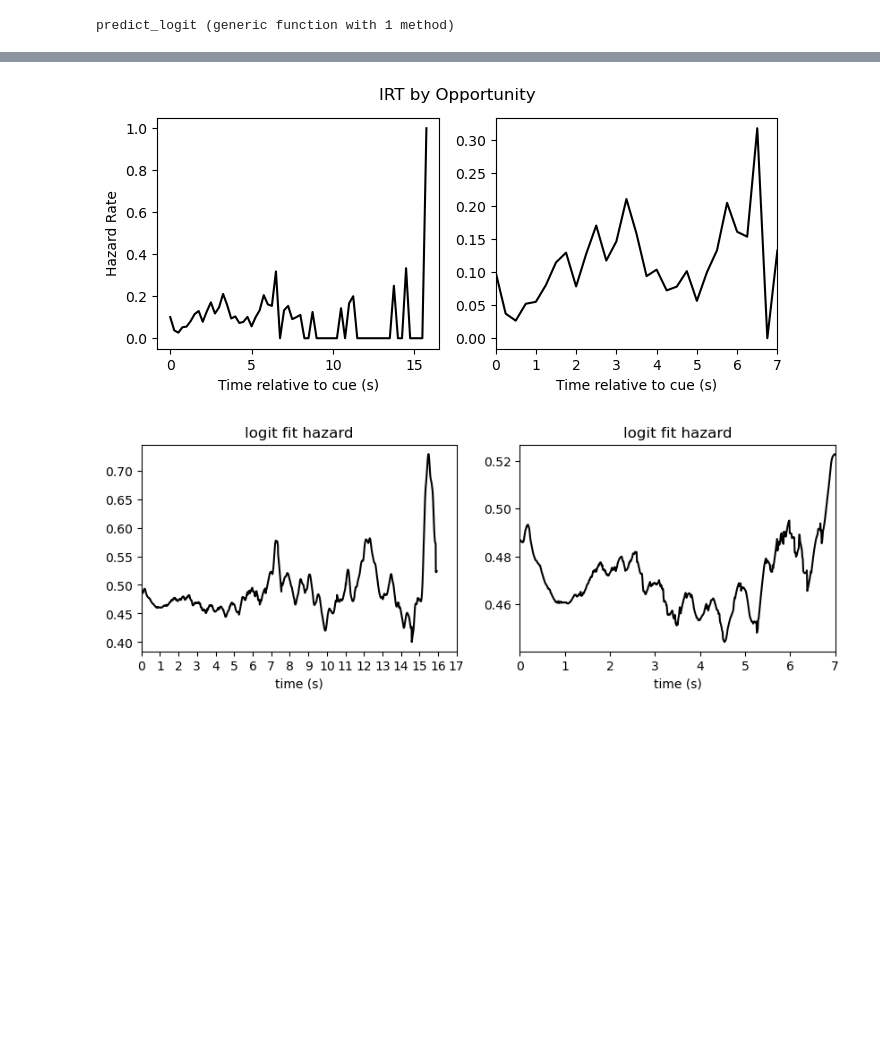
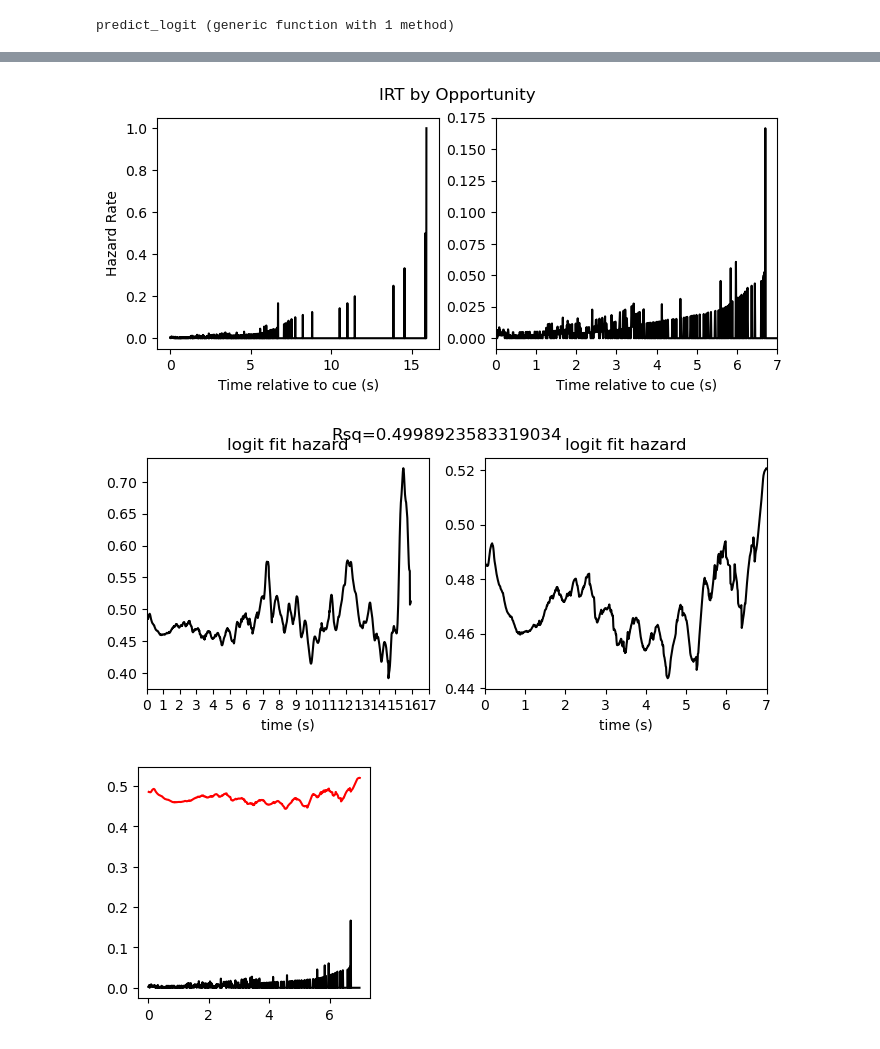
Before and after one commit to harvardschoolofmouse/HSOManalysisPackages, a Jupyter notebook: JuliaLanguage_Hierarchical_Models/Direct fitting the hazard function 2-7-2021.ipynb, the cells around one changed output, grey strips where cells are left out. Saved outputs shown, nothing was run; the diff lists cells and outputs as text; code cells hidden in the pictures; blank space fills up the shorter version.

```diff
--- a/JuliaLanguage_Hierarchical_Models/Direct fitting the hazard function 2-7-2021.ipynb
+++ b/JuliaLanguage_Hierarchical_Models/Direct fitting the hazard function 2-7-2021.ipynb
@@ -111,7 +125,7 @@ function IRT_byOpportunity(d; edges=0:0.25:17)
     xlabel("Time relative to cue (s)")
 
     subplot(1,2,2)
-    plot(edges[1:end-round(Int,length(edges)/2)], IRTbyOP[1:end-round(Int,length(edges)/2)], "k-")
+    plot(edges[1:end-1-round(Int,length(edges)/2)], IRTbyOP[1:end-round(Int,length(edges)/2)], "k-")
     xticks(0:7)
     xlim([0,7])
 
@@ -148,7 +162,7 @@ end
 # %% [output]
 predict_logit (generic function with 1 method)
 # %%
-function get_fit_hazard(collated_results; seshNo=1, p_prior=1.0, ndp_per_sample=1, pre_normalize_p=false)
+function get_fit_hazard(collated_results; seshNo=1, p_prior=1.0, ndp_per_sample=1, pre_normalize_p=false, normalize=false)
     #
     pprior_star = get_prior(collated_results, seshNo, :LickState)
     println("pprior_star=", pprior_star)
@@ -207,14 +221,19 @@ function get_fit_hazard(collated_results; seshNo=1, p_prior=1.0, ndp_per_sample=
     end
     haz = nanmean_mat(p_by_trial)
     lt = extract_behavior_distribution(df)
-    haz_results(haz, lt, ndp_per_sample)
+    haz_results(haz, lt, ndp_per_sample, normalize=normalize)
     return (haz, p_by_trial, lt, ndp_per_sample)
 end
-function haz_results(haz, lt, ndp_per_sample)
+function haz_results(haz, lt, ndp_per_sample; normalize=false)
     # get the nanmean of the vectors
     IRTbyOP = IRT_byOpportunity(lt, edges=0:0.01*ndp_per_sample:17)
     figure(figsize=(8,3))
     xs = range(0.01, step=0.01*ndp_per_sample, stop=7)
+
+    if normalize
+        IRTbyOP = (IRTbyOP .- minimum(IRTbyOP[1:length(xs)])) ./ maximum((IRTbyOP .- minimum(IRTbyOP[1:length(xs)]))[1:length(xs)])
+        haz = (haz .- minimum(haz[1:length(xs)])) ./ maximum((haz .- minimum(haz[1:length(xs)]))[1:length(xs)])
+    end
     suptitle(join(["Rsq=", Rsq(IRTbyOP[1:length(xs)], haz[1:length(xs)])]))
     xs = range(0.01, step=0.01*ndp_per_sample, stop=17)
     subplot(1,2,1)
@@ -232,6 +251,19 @@ function haz_results(haz, lt, ndp_per_sample)
     title("logit fit hazard")
     xlabel("time (s)")
 
+    figure(figsize=(3,3))
+    suptitle(join(["Rsq=", round(Rsq(IRTbyOP[1:length(xs)], haz[1:length(xs)]), digits=3)]))
+    xs = range(0.01, step=0.01*ndp_per_sample, stop=7)
+
+    edges=0:0.01*ndp_per_sample:17
+    plot(edges[1:length(xs)], IRTbyOP[1:length(xs)], "k-", label="true hazard")
+    plot(xs, haz[1:length(xs)], "r-", label="fit hazard")
+    xlabel("time (s)")
+    ylabel("normalized hazard")
+    legend(loc="right", bbox_to_anchor=(1.7, 0.5))
+    xticks(0:1:7)
+    xlim([0,7])
+
 
     return haz
 end
@@ -257,8 +290,9 @@ Refreshed (2021-02-08_1940) GLMNet_tools.jl auto_pull_matlabdatasets.jl cluster_
 # %%
-haz_results(hazfit, ltfit);
+haz_results(hazfit, ltfit,1);
 # %% [output]
-[figure, old version]
+[figure, new version]
-[figure, old version]
+[figure, new version]
+[figure, added]
 # %%
 (hazfit20, p_by_trialfit20, ltfit20) = get_fit_hazard(results_200, seshNo=1, p_prior=1.0, ndp_per_sample=2, pre_normalize_p=false);
 # %% [output]
```
Also changed, not shown: parts of 14 cells of this notebook, 3 other files.
